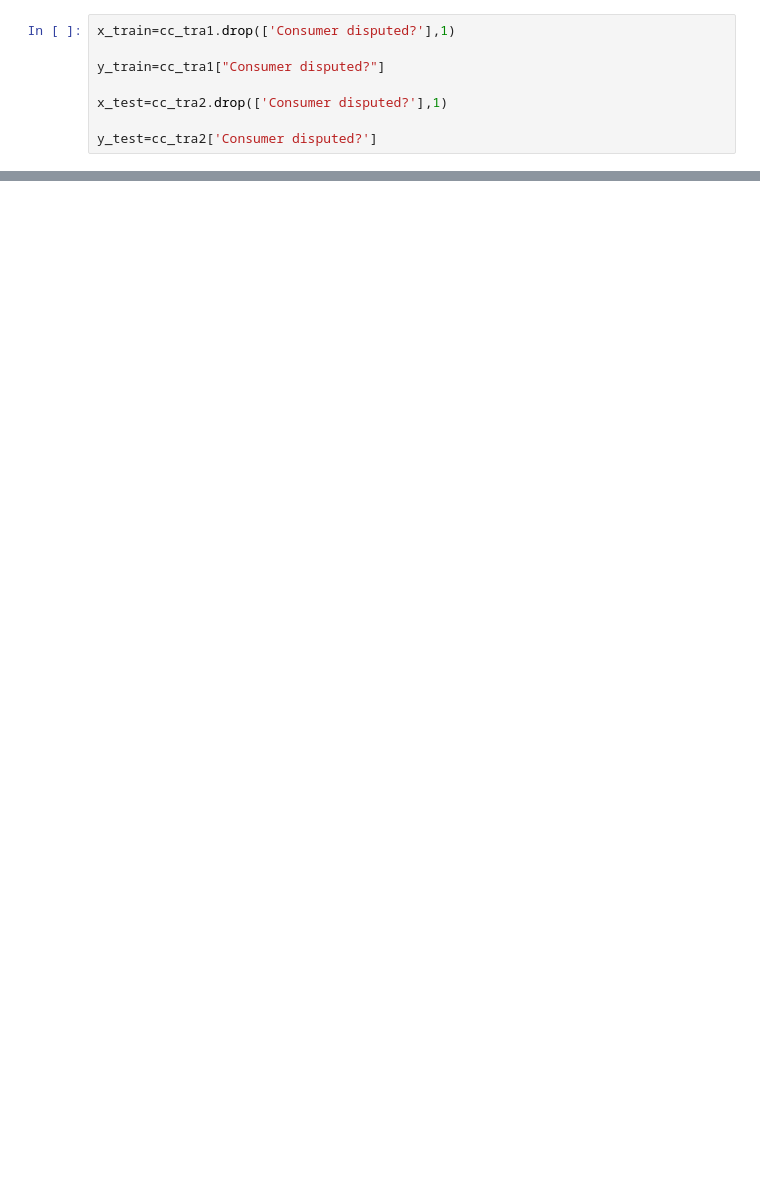
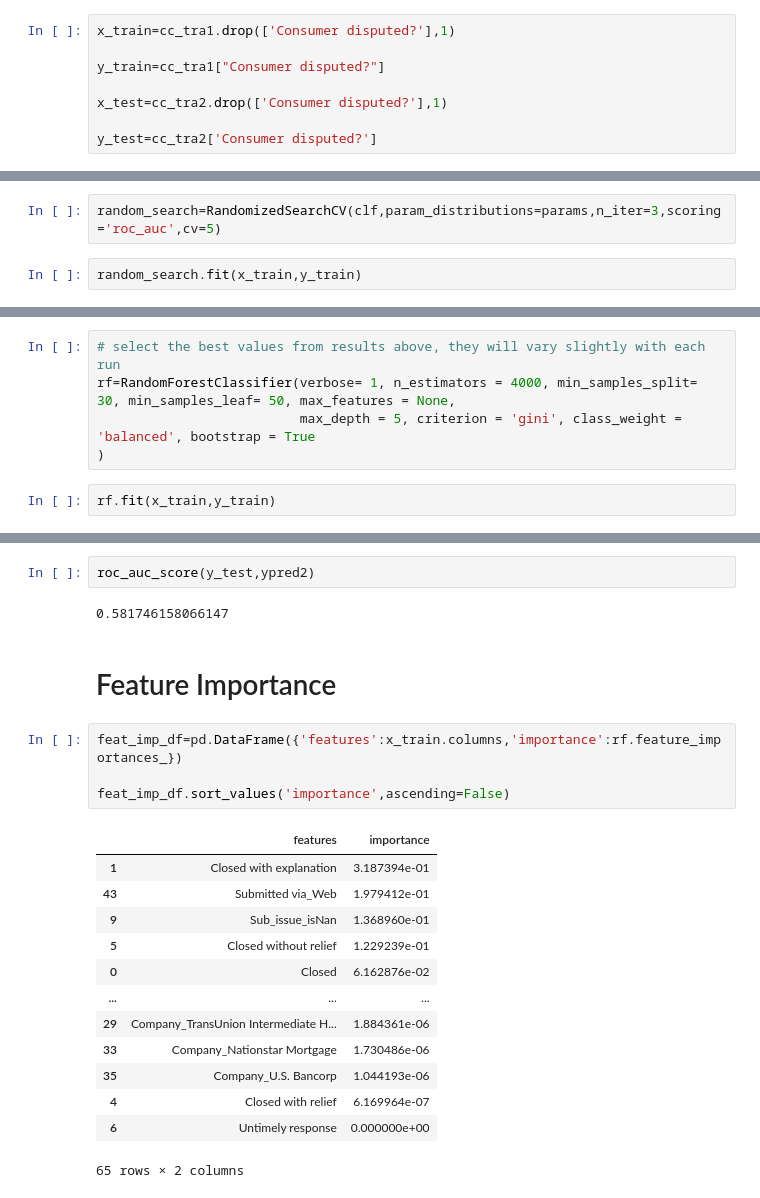
Before and after one commit to Rahul-Shedge/Consumer-Complaints-Resolution, a Jupyter notebook: Consumer_Complaints.ipynb, the cells around one changed output, grey strips where cells are left out. Saved outputs shown, nothing was run; the diff lists cells and outputs as text; blank space fills up the shorter version.

```diff
--- a/Consumer_Complaints.ipynb
+++ b/Consumer_Complaints.ipynb
@@ -892,0 +485,4 @@ result=pd.DataFrame(RESULT,index=None).to_csv('D:\Python new\PYTHON\PROJECT\PROJ
+# %%
+random_search=RandomizedSearchCV(clf,param_distributions=params,n_iter=3,scoring='roc_auc',cv=5)
+# %%
+random_search.fit(x_train,y_train)
@@ -892,0 +549,7 @@ result=pd.DataFrame(RESULT,index=None).to_csv('D:\Python new\PYTHON\PROJECT\PROJ
+# %%
+# select the best values from results above, they will vary slightly with each run
+rf=RandomForestClassifier(verbose= 1, n_estimators = 4000, min_samples_split= 30, min_samples_leaf= 50, max_features = None,
+                          max_depth = 5, criterion = 'gini', class_weight = 'balanced', bootstrap = True
+)
+# %%
+rf.fit(x_train,y_train)
@@ -892,0 +572,24 @@ result=pd.DataFrame(RESULT,index=None).to_csv('D:\Python new\PYTHON\PROJECT\PROJ
+# %%
+roc_auc_score(y_test,ypred2)
+# %% [output]
+0.581746158066147
+# %% [markdown]
+# Feature Importance
+# %%
+feat_imp_df=pd.DataFrame({'features':x_train.columns,'importance':rf.feature_importances_})
+
+feat_imp_df.sort_values('importance',ascending=False)
+# %% [output]
+|  | features | importance |
+| 1 | Closed with explanation | 3.187394e-01 |
+| 43 | Submitted via_Web | 1.979412e-01 |
+| 9 | Sub_issue_isNan | 1.368960e-01 |
+| 5 | Closed without relief | 1.229239e-01 |
+| 0 | Closed | 6.162876e-02 |
+| ... | ... | ... |
+| 29 | Company_TransUnion Intermediate H... | 1.884361e-06 |
+| 33 | Company_Nationstar Mortgage | 1.730486e-06 |
+| 35 | Company_U.S. Bancorp | 1.044193e-06 |
+| 4 | Closed with relief | 6.169964e-07 |
+| 6 | Untimely response | 0.000000e+00 |
+65 rows × 2 columns
```
Also changed, not shown: parts of 99 cells of this notebook.
